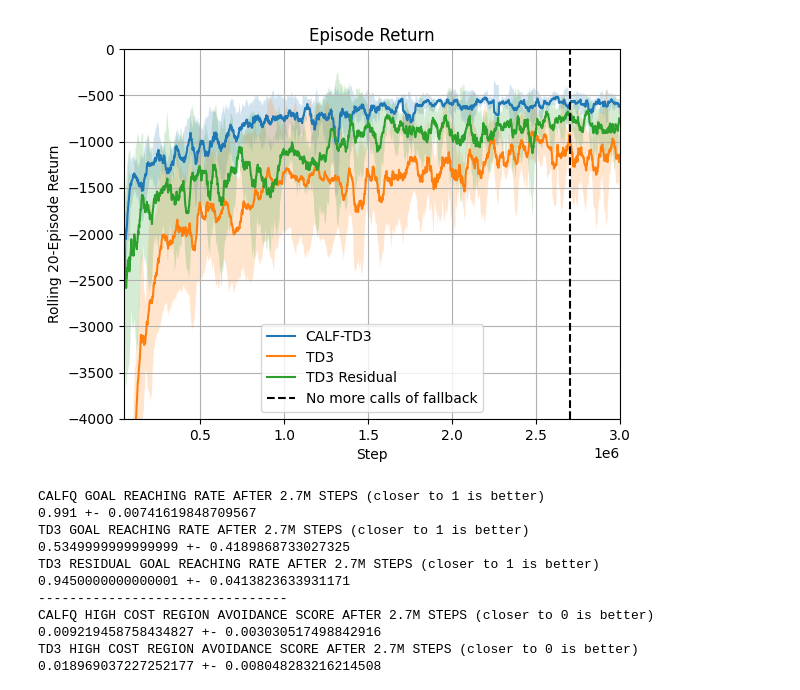
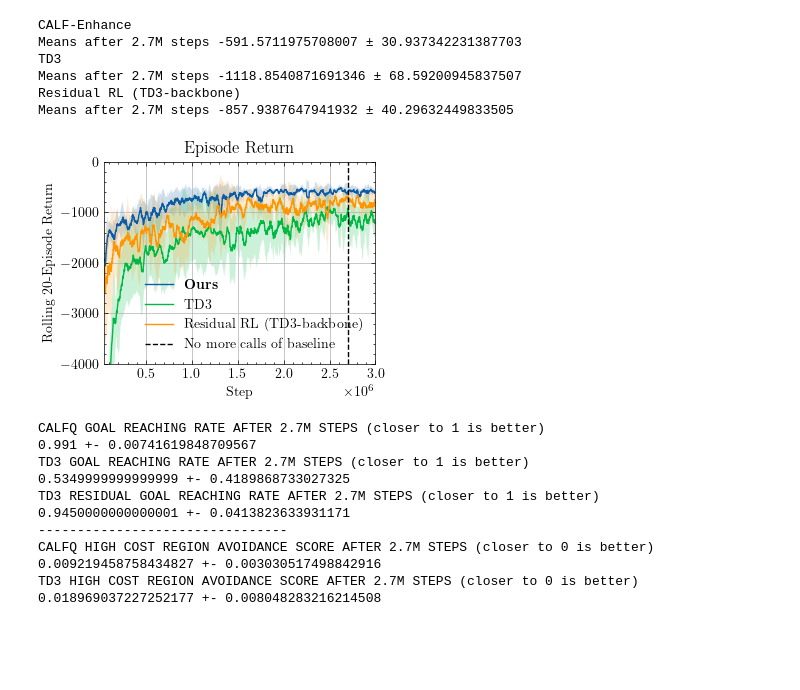
Before and after one commit to aidagroup/calf-enhance, a Jupyter notebook: run/analysis.ipynb, the cells around one changed output. Cells and saved outputs as stored; diff of their text form; code cells hidden in the pictures; blank space fills up the shorter version.

```diff
--- a/run/analysis.ipynb
+++ b/run/analysis.ipynb
@@ -5,7 +5,9 @@ import matplotlib.pyplot as plt
 
 import numpy as np
 from scipy.optimize import root_scalar
+import scienceplots
 
+plt.style.use(["science"])
 
 calfq_data = pd.read_csv("expdata/calfq_update.csv")
 td3_data = pd.read_csv("expdata/td3_update.csv")
@@ -26,8 +28,15 @@ stds = (
     .groupby("step")["value"]
     .std()
 )
+print("CALF-Enhance")
+print(
+    "Means after 2.7M steps",
+    np.mean(means.loc[2_700_000:]),
+    "±",
+    np.std(means.loc[2_700_000:]),
+)
 
-plt.plot(means, label="CALF-TD3")
+plt.plot(means, label=r"\textbf{Ours}")
 plt.fill_between(means.index, means - stds, means + stds, alpha=0.2)
 # plt.axhline(y=-700, color="black", linestyle="--")
 means = (
@@ -39,38 +48,57 @@ stds = (
     select_metrics(td3_data, "charts/episodic_return_rolling_20")
     .groupby("step")["value"]
     .std()
 )
 plt.plot(means, label="TD3")
 plt.fill_between(means.index, means - stds, means + stds, alpha=0.2)
+print("TD3")
+print(
+    "Means after 2.7M steps",
+    np.mean(means.loc[2_900_000:]),
+    "±",
+    np.std(means.loc[2_900_000:]),
+)
 
 
 means = (
     select_metrics(td3_residual_data, "charts/episodic_return_rolling_20")
     .groupby("step")["value"]
     .mean()
 )
 stds = (
     select_metrics(td3_residual_data, "charts/episodic_return_rolling_20")
     .groupby("step")["value"]
     .std()
 )
-plt.plot(means, label="TD3 Residual")
+plt.plot(means, label="Residual RL (TD3-backbone)")
 plt.fill_between(means.index, means - stds, means + stds, alpha=0.2)
-
+print("Residual RL (TD3-backbone)")
+print(
+    "Means after 2.7M steps",
+    np.mean(means.loc[2_900_000:]),
+    "±",
+    np.std(means.loc[2_900_000:]),
+)
 
 plt.axvline(
-    x=0.9 * 3_000_000, color="black", linestyle="--", label="No more calls of fallback"
+    x=0.9 * 3_000_000, color="black", linestyle="--", label="No more calls of baseline"
 )
 plt.xlim(45_000, 3_000_000)
 plt.ylim(-4000, 0)
 plt.legend()
 plt.title("Episode Return")
 plt.xlabel("Step")
 plt.ylabel("Rolling 20-Episode Return")
 plt.grid()
-plt.savefig("../gfx/episode_return_calf_td3_vs_td3.png")
+plt.savefig("../gfx/episode_return.pdf")
 # %% [output]
+CALF-Enhance
+Means after 2.7M steps -591.5711975708007 ± 30.937342231387703
+TD3
+Means after 2.7M steps -1118.8540871691346 ± 68.59200945837507
+Residual RL (TD3-backbone)
+Means after 2.7M steps -857.9387647941932 ± 40.29632449833505
-[figure, old version]
+[figure, new version]
 # %%
 print("CALFQ GOAL REACHING RATE AFTER 2.7M STEPS (closer to 1 is better)")
 
```
Also changed, not shown: parts of 8 cells of this notebook, 17 other files.
